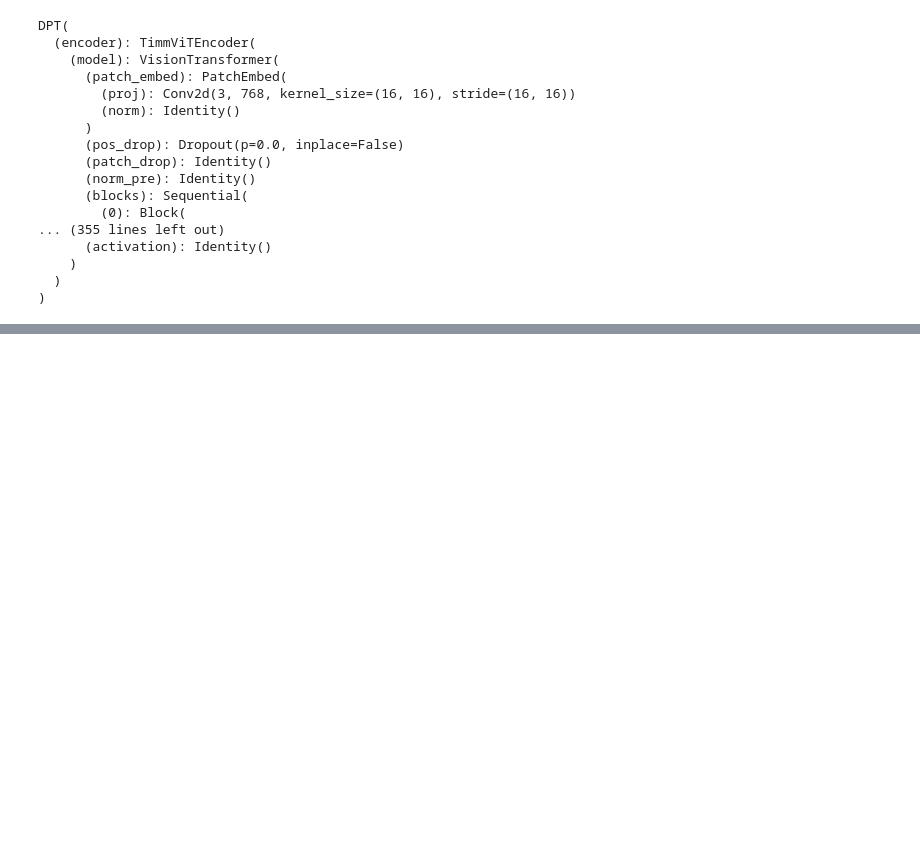
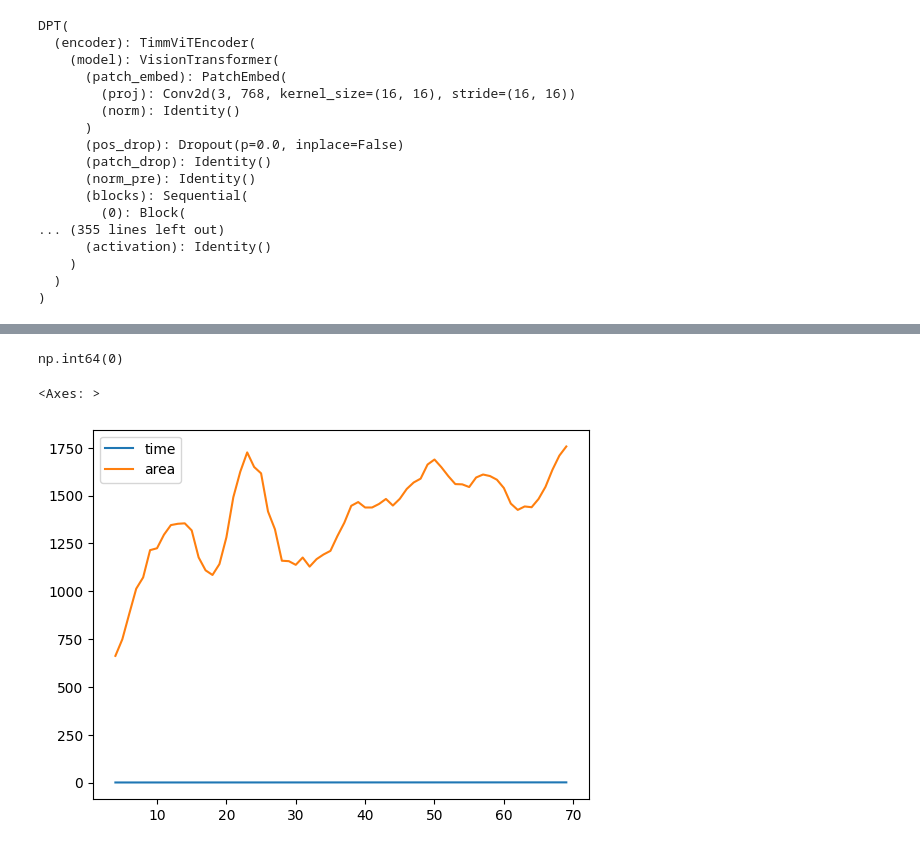
Before and after one commit to tsak1998/pronuclei_extraction, a Jupyter notebook: src/notebooks_pn/euploid_research.ipynb, the cells around one changed output, grey strips where cells are left out. Cells and saved outputs as stored; diff of their text form; code cells hidden in the pictures; blank space fills up the shorter version.

```diff
--- a/src/notebooks_pn/euploid_research.ipynb
+++ b/src/notebooks_pn/euploid_research.ipynb
@@ -418,0 +664,8 @@ pn2_features = [extract_shape_geometry_features(msk[1]) for msk in masks]
+# %%
+full_pn1_df = pd.concat(pn1_features_all).reset_index()
+full_pn2_df = pd.concat(pn2_features_all).reset_index()
+whole_emb_all_df = pd.concat(whole_emb_all).reset_index()
+full_pn1_df['time'] = full_pn1_df['dt'].cumsum()
+full_pn2_df['time'] = full_pn2_df['dt'].cumsum()
+
+whole_emb_all_df['time'] = whole_emb_all_df['dt'].cumsum()
@@ -418,0 +689,23 @@ pn2_features = [extract_shape_geometry_features(msk[1]) for msk in masks]
+# %%
+
+def find_signal(arr: np.ndarray[bool]):
+    # Find the largest continuous block of ones
+    max_len = 0
+    max_start = 0
+    curr_len = 0
+    curr_start = 0
+    for i in range(len(arr)):
+        if arr[i] == 1:
+            if curr_len == 0:
+                curr_start = i
+            curr_len += 1
+        else:
+            if curr_len > max_len:
+                max_len = curr_len
+                max_start = curr_start
+            curr_len = 0
+    # Check at the end in case the longest sequence is at the end
+    if curr_len > max_len:
+        max_len = curr_len
+        max_start = curr_start
+    return max_start, max_len
@@ -418,0 +849,9 @@ pn2_features = [extract_shape_geometry_features(msk[1]) for msk in masks]
+# %%
+embryo_labl.values[0]
+# %% [output]
+np.int64(0)
+# %%
+first_pn[['time','area']].rolling(5).mean().plot()
+# %% [output]
+<Axes: >
+[figure, added]
```
Also changed, not shown: parts of 55 cells of this notebook, 1 other file.
